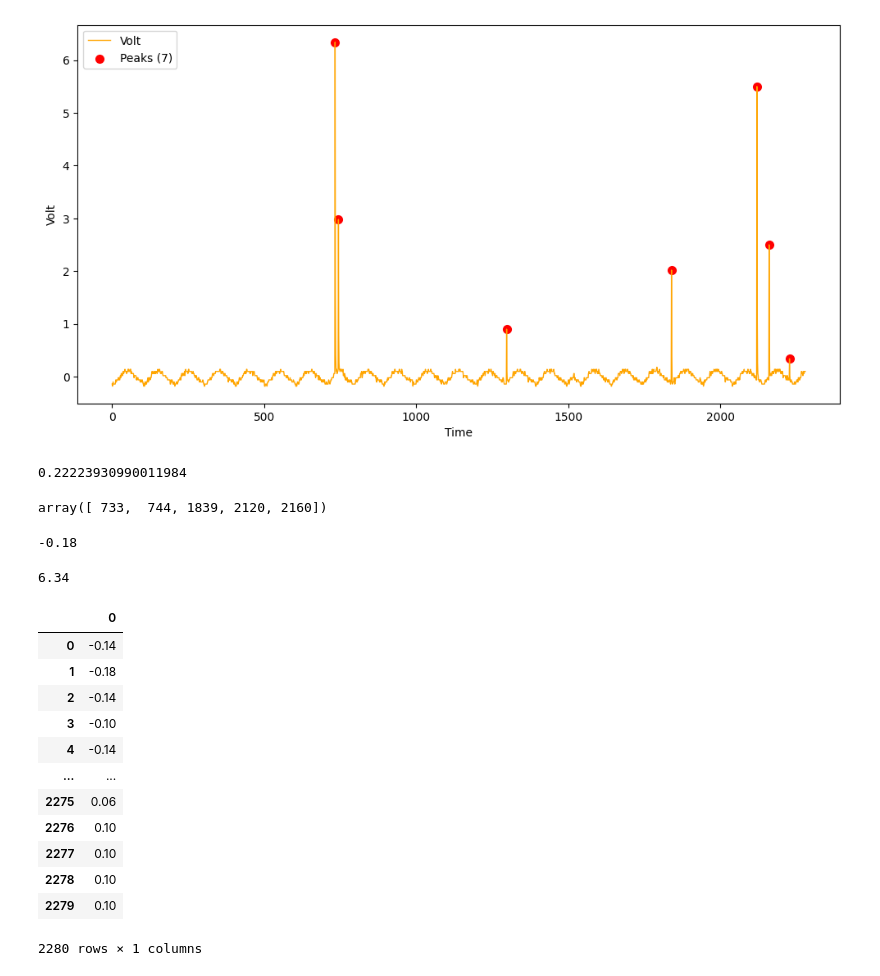
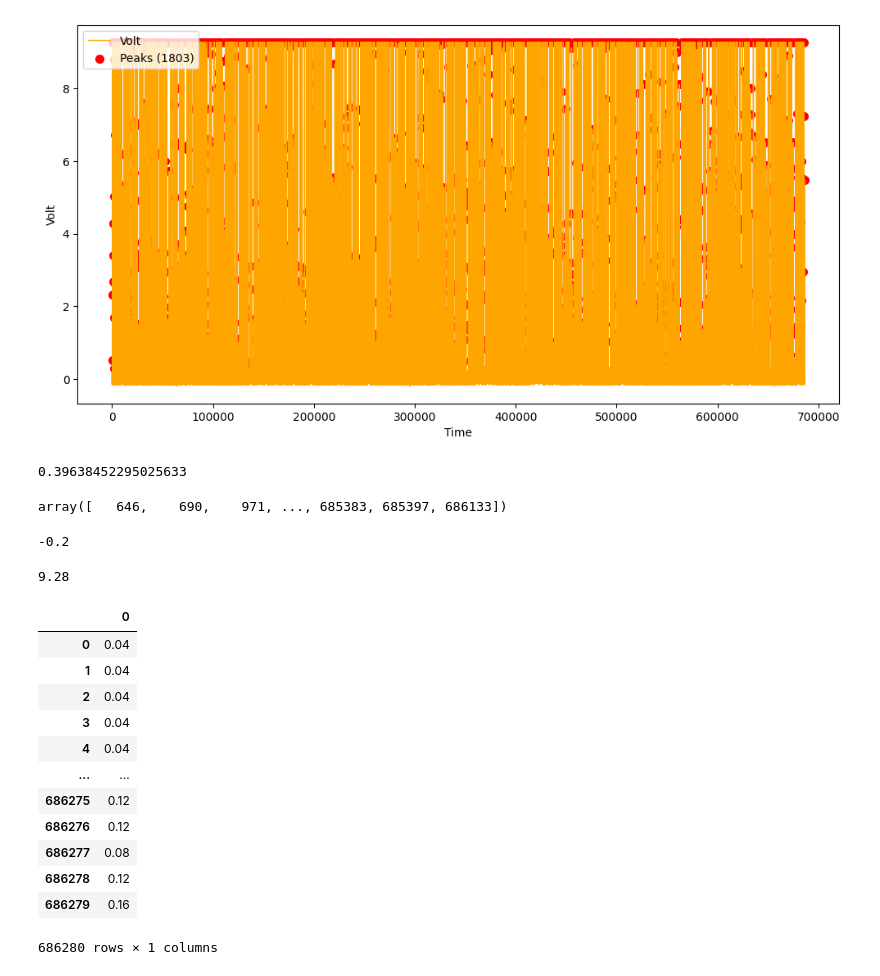
Before and after one commit to berkeryilmaz/HepML, a Jupyter notebook: Untitled2.ipynb, the cells around one changed output. Saved outputs shown, nothing was run; the diff lists cells and outputs as text; code cells hidden in the pictures.

```diff
--- a/Untitled2.ipynb
+++ b/Untitled2.ipynb
@@ -6,6 +6,6 @@ import matplotlib.pyplot as plt
 from scipy.signal import find_peaks
 import matplotlib.patches as mpatches
 # %%
-osc = Oscilloscope([f'detektor data 2/P20/Kare/Kare 10x10/4x4/p20 7500V Cs/{i}.bin' for i in range(0,3)])
+osc = Oscilloscope([f'detektor data 2/P10/Kare/Kare 10x10/6x6/p10 6000V Cs/{i}.bin' for i in range(0,903)])
 osc.__dict__
 # %% [output]
@@ -49,43 +33,44 @@ osc.channel[1].__dict__
 # %%
 osc.channel[1].showPlot()
+osc.channel[0].display = 'OFF'
 # %% [output]
-[figure, old version]
+[figure, new version]
 # %%
 std = np.std(osc.channel[1].data)
 std
 # %% [output]
-0.22223930990011984
+0.39638452295025633
 # %%
 peaks, _ = find_peaks(osc.channel[1].data, prominence=std * 5, wlen=21)
 peaks
 # %% [output]
-array([ 733,  744, 1839, 2120, 2160])
+array([   646,    690,    971, ..., 685383, 685397, 686133])
 # %%
 min(osc.channel[1].data)
 # %% [output]
--0.18
+-0.2
 # %%
 max(osc.channel[1].data)
 # %% [output]
-6.34
+9.28
 # %%
 df = pd.DataFrame(osc.channel[1].data)
 # %%
 df
 # %% [output]
 |  | 0 |
-| 0 | -0.14 |
-| 1 | -0.18 |
-| 2 | -0.14 |
-| 3 | -0.10 |
-| 4 | -0.14 |
+| 0 | 0.04 |
+| 1 | 0.04 |
+| 2 | 0.04 |
+| 3 | 0.04 |
+| 4 | 0.04 |
 | ... | ... |
-| 2275 | 0.06 |
-| 2276 | 0.10 |
-| 2277 | 0.10 |
-| 2278 | 0.10 |
-| 2279 | 0.10 |
+| 686275 | 0.12 |
+| 686276 | 0.12 |
+| 686277 | 0.08 |
+| 686278 | 0.12 |
+| 686279 | 0.16 |
-2280 rows × 1 columns
+686280 rows × 1 columns
 # %%
 osc.showOscilloscopeScreen(0)
 # %% [output]
```
Also changed, not shown: parts of 10 cells of this notebook, 5 other files.
